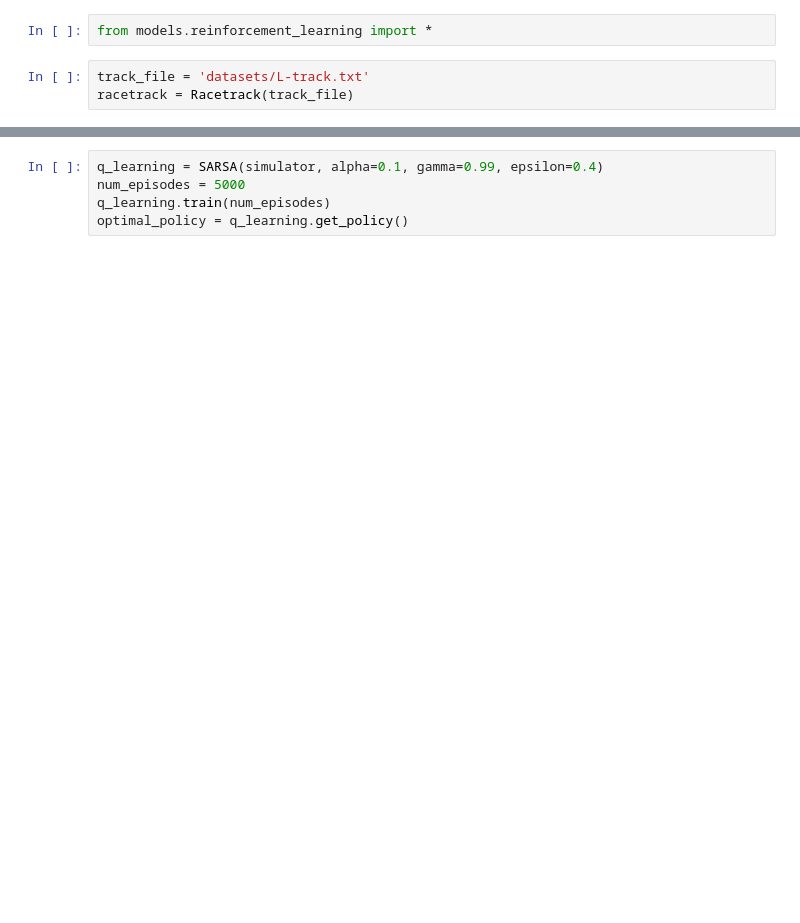
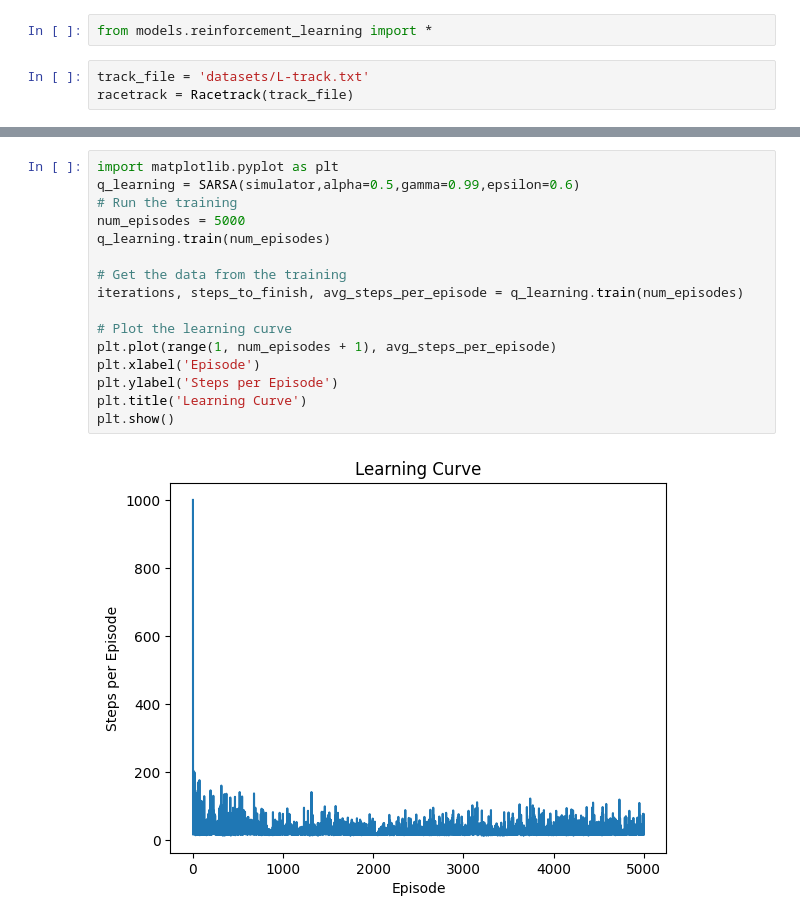
Before and after one commit to srikantamehta/ML-Models-from-Scratch, a Jupyter notebook: test_race.ipynb, the cells around one changed output, grey strips where cells are left out. Saved outputs shown, nothing was run; the diff lists cells and outputs as text; blank space fills up the shorter version.

```diff
--- a/test_race.ipynb
+++ b/test_race.ipynb
@@ -90,8 +104,21 @@ Total steps taken to reach the finish: 20
-# %%
-q_learning = SARSA(simulator, alpha=0.1, gamma=0.99, epsilon=0.4)
-num_episodes = 5000
-q_learning.train(num_episodes)
-optimal_policy = q_learning.get_policy()
+# %%
+import matplotlib.pyplot as plt
+q_learning = SARSA(simulator,alpha=0.5,gamma=0.99,epsilon=0.6)
+# Run the training
+num_episodes = 5000
+q_learning.train(num_episodes)
+
+# Get the data from the training
+iterations, steps_to_finish, avg_steps_per_episode = q_learning.train(num_episodes)
+
+# Plot the learning curve
+plt.plot(range(1, num_episodes + 1), avg_steps_per_episode)
+plt.xlabel('Episode')
+plt.ylabel('Steps per Episode')
+plt.title('Learning Curve')
+plt.show()
+# %% [output]
+[figure, added]
 # %%
 # Simulate the racetrack with the learned optimal policy
 initial_state = (simulator.start_x, simulator.start_y, 0, 0)  # Example initial state
```
Also changed, not shown: parts of 8 cells of this notebook, 3 other files.
